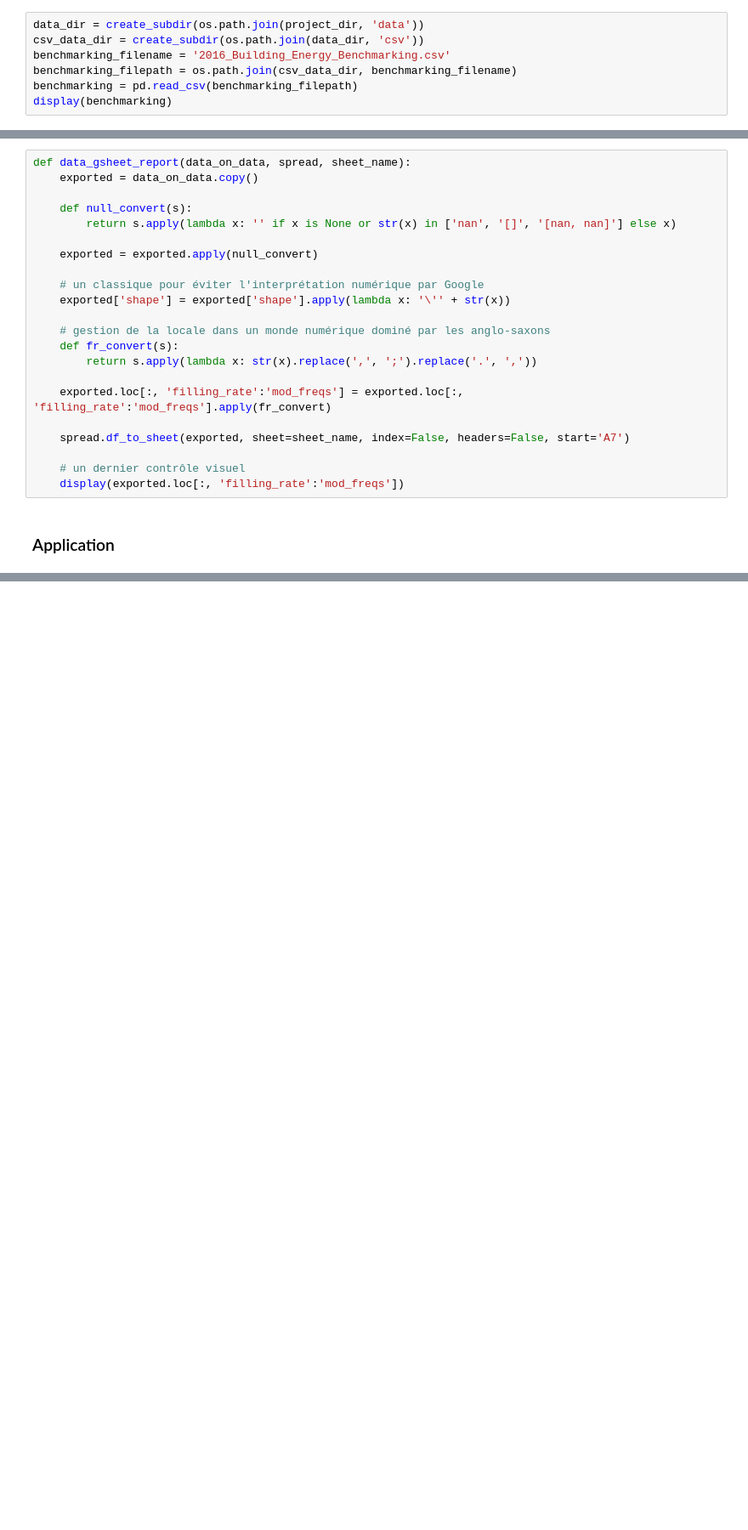
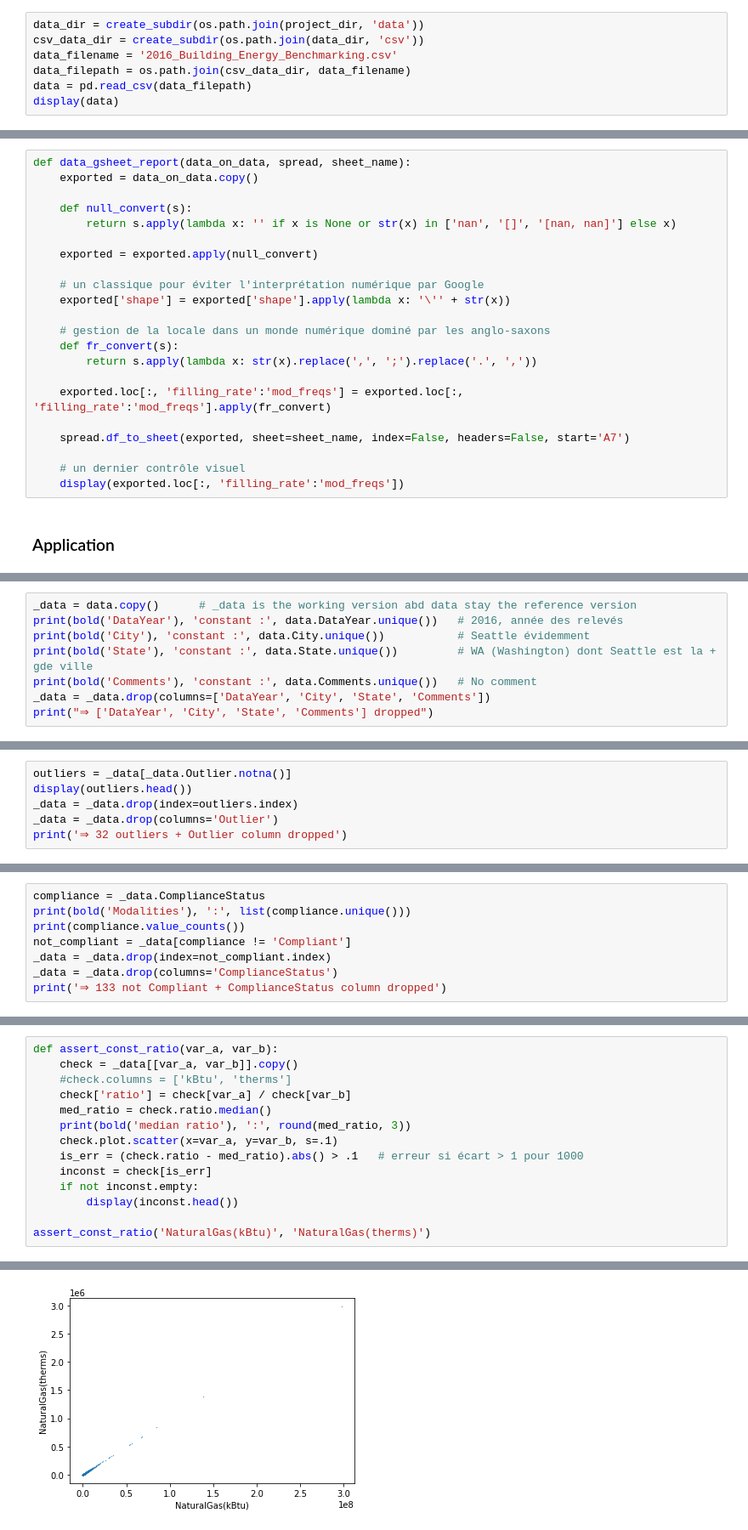
Before and after one commit to Franck-PepperLabs/pepper_carbon-neutral_seattle, a Jupyter notebook: jupyter/scratchpad.ipynb, the cells around one changed output, grey strips where cells are left out. Shown at 85% size. Drawn from its saved outputs; the diff is of its cells as text; blank space fills up the shorter version.

```diff
--- a/jupyter/scratchpad.ipynb
+++ b/jupyter/scratchpad.ipynb
@@ -14,10 +14,10 @@ Source des données : https://data.seattle.gov/dataset/2016-Building-Energy-Benc
 # %%
 data_dir = create_subdir(os.path.join(project_dir, 'data'))
 csv_data_dir = create_subdir(os.path.join(data_dir, 'csv'))
-benchmarking_filename = '2016_Building_Energy_Benchmarking.csv'
-benchmarking_filepath = os.path.join(csv_data_dir, benchmarking_filename)
-benchmarking = pd.read_csv(benchmarking_filepath)
-display(benchmarking)
+data_filename = '2016_Building_Energy_Benchmarking.csv'
+data_filepath = os.path.join(csv_data_dir, data_filename)
+data = pd.read_csv(data_filepath)
+display(data)
 # %% [output]
 |  | OSEBuildingID | DataYear | BuildingType | PrimaryPropertyType | PropertyName | Address | City | State | ... |
 | 0 | 1 | 2016 | NonResidential | Hotel | Mayflower park hotel | 405 Olive way | Seattle | WA | ... |
@@ -265,0 +278,8 @@ data_gsheet_report(data_on_data, spread, 'data_dict')
+# %%
+_data = data.copy()      # _data is the working version abd data stay the reference version
+print(bold('DataYear'), 'constant :', data.DataYear.unique())   # 2016, année des relevés
+print(bold('City'), 'constant :', data.City.unique())           # Seattle évidemment
+print(bold('State'), 'constant :', data.State.unique())         # WA (Washington) dont Seattle est la + gde ville
+print(bold('Comments'), 'constant :', data.Comments.unique())   # No comment
+_data = _data.drop(columns=['DataYear', 'City', 'State', 'Comments'])
+print("⇒ ['DataYear', 'City', 'State', 'Comments'] dropped")
@@ -265,0 +298,6 @@ data_gsheet_report(data_on_data, spread, 'data_dict')
+# %%
+outliers = _data[_data.Outlier.notna()]
+display(outliers.head())
+_data = _data.drop(index=outliers.index)
+_data = _data.drop(columns='Outlier')
+print('⇒ 32 outliers + Outlier column dropped')
@@ -265,0 +317,8 @@ data_gsheet_report(data_on_data, spread, 'data_dict')
+# %%
+compliance = _data.ComplianceStatus
+print(bold('Modalities'), ':', list(compliance.unique()))
+print(compliance.value_counts())
+not_compliant = _data[compliance != 'Compliant']
+_data = _data.drop(index=not_compliant.index)
+_data = _data.drop(columns='ComplianceStatus')
+print('⇒ 133 not Compliant + ComplianceStatus column dropped')
@@ -265,0 +339,15 @@ data_gsheet_report(data_on_data, spread, 'data_dict')
+# %%
+def assert_const_ratio(var_a, var_b):
+    check = _data[[var_a, var_b]].copy()
+    #check.columns = ['kBtu', 'therms']
+    check['ratio'] = check[var_a] / check[var_b]
+    med_ratio = check.ratio.median()
+    print(bold('median ratio'), ':', round(med_ratio, 3))
+    check.plot.scatter(x=var_a, y=var_b, s=.1)
+    is_err = (check.ratio - med_ratio).abs() > .1   # erreur si écart > 1 pour 1000
+    inconst = check[is_err]
+    if not inconst.empty:
+        display(inconst.head())
+
+assert_const_ratio('NaturalGas(kBtu)', 'NaturalGas(therms)')
+# %% [output]
@@ -265,0 +355 @@ data_gsheet_report(data_on_data, spread, 'data_dict')
+[figure, added]
```
Also changed, not shown: parts of 52 cells of this notebook.
